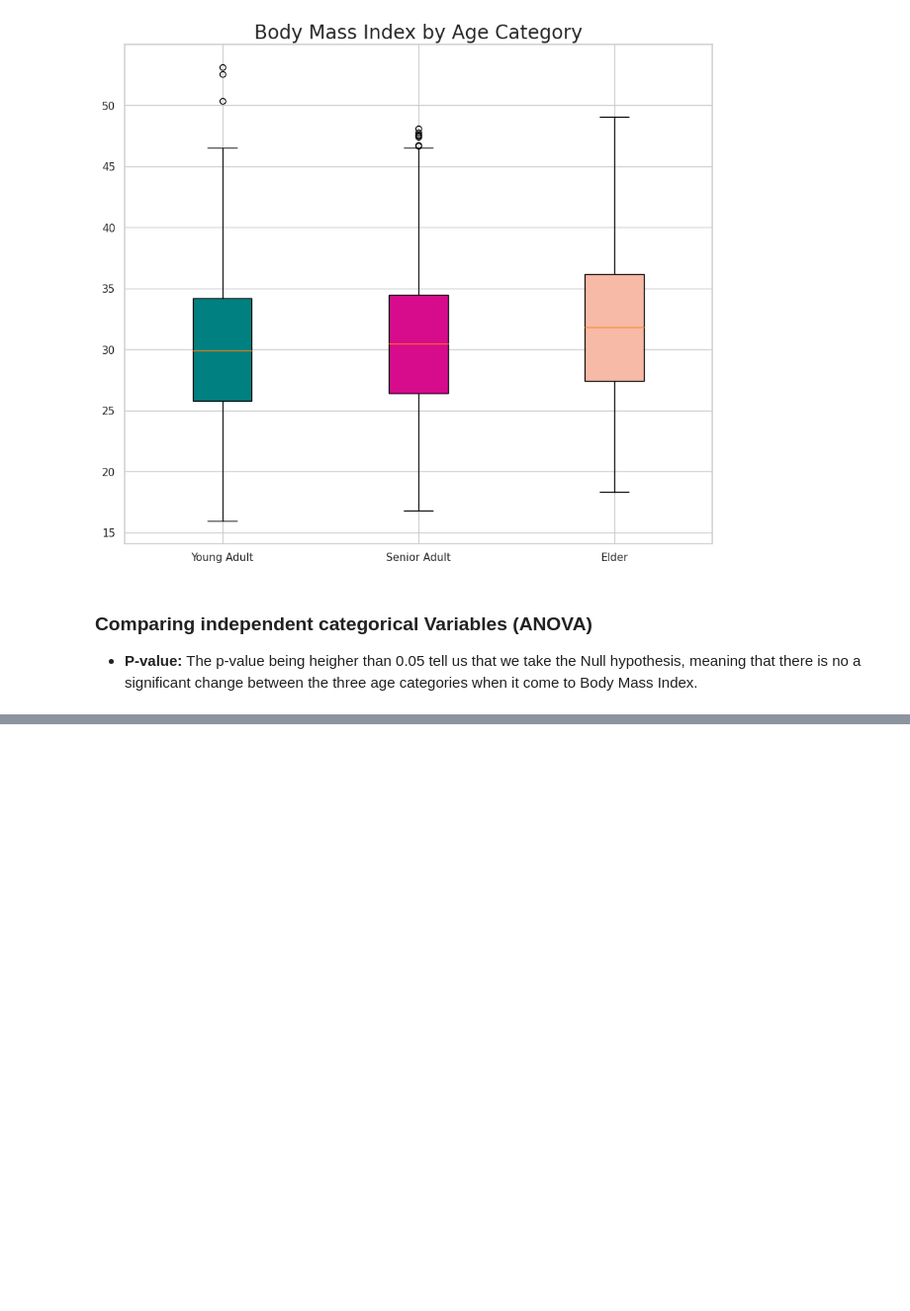
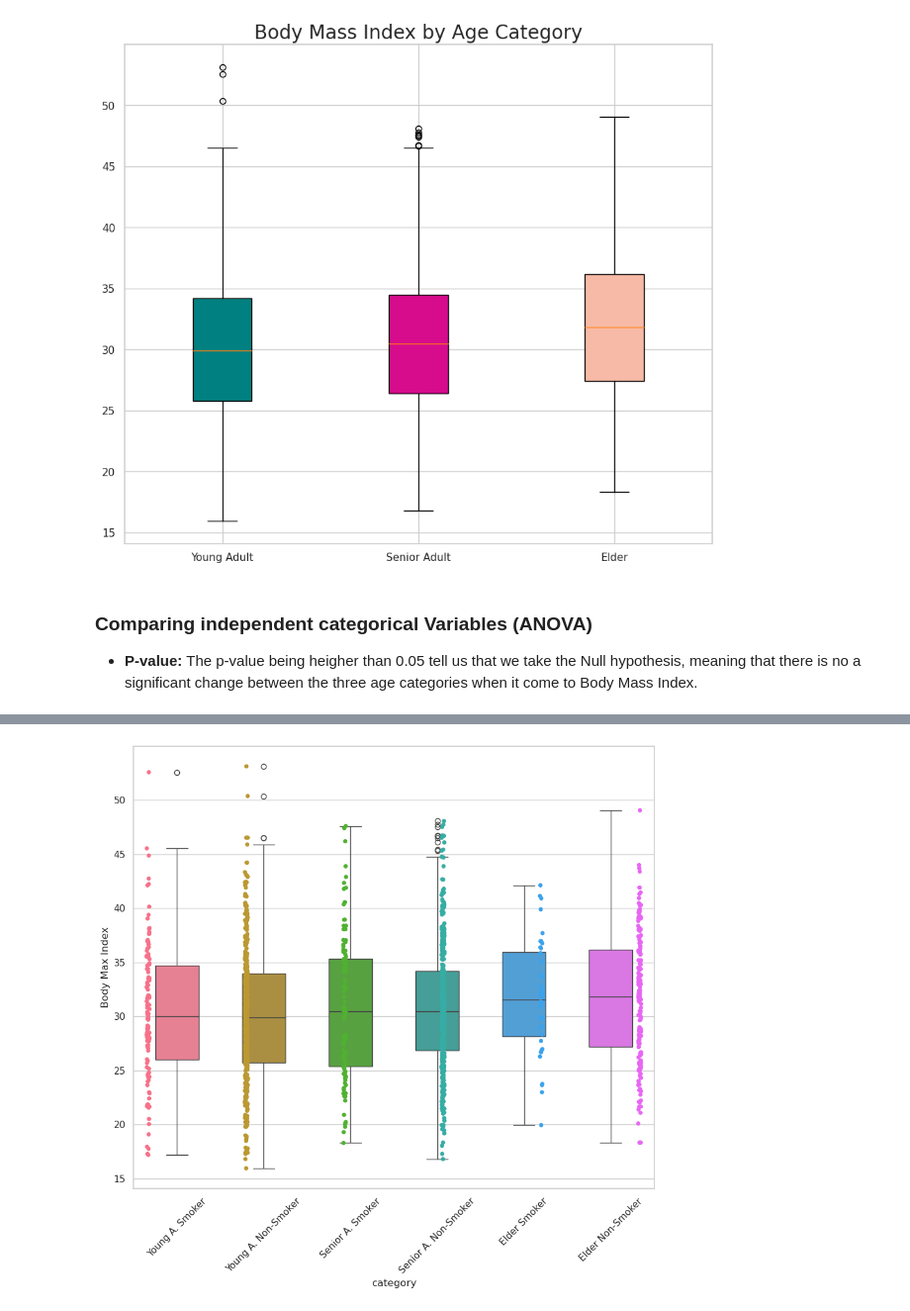
Before and after one commit to antonio-xrp/regresion-lineal, a Jupyter notebook: notebooks/0.3-antoniolml-medical-cost.ipynb, the cells around one changed output, grey strips where cells are left out. Shown at 99% size. Cells and saved outputs as stored; diff of their text form; code cells hidden in the pictures; blank space fills up the shorter version.

Commit message:
boxplot and stripplot

```diff
--- a/notebooks/0.3-antoniolml-medical-cost.ipynb
+++ b/notebooks/0.3-antoniolml-medical-cost.ipynb
@@ -170,0 +187,33 @@ Notes:
+# %%
+ya_smoker = df['bmi'].loc[(df['age_cat'] == 'Young Adult') & (df['smoker']== 'yes')].values
+sa_smoker = df['bmi'].loc[(df['age_cat'] == 'Senior Adult') & (df['smoker']== 'yes')].values
+e_smoker = df['bmi'].loc[(df['age_cat'] == 'Elder') & (df['smoker']== 'yes')].values
+
+ya_nonsmoker = df['bmi'].loc[(df['age_cat'] == 'Young Adult') & (df['smoker']== 'no')].values
+sa_nonsmoker = df['bmi'].loc[(df['age_cat'] == 'Senior Adult') & (df['smoker']== 'no')].values
+e_nonsmoker = df['bmi'].loc[(df['age_cat'] == 'Elder') & (df['smoker']== 'no')].values
+
+categories = ['Young A. Smoker', 'Young A. Non-Smoker', 'Senior A. Smoker', 'Senior A. Non-Smoker', 'Elder Smoker', 'Elder Non-Smoker']
+
+y0 = ya_smoker
+y1 = ya_nonsmoker
+y2 = sa_smoker
+y3 = sa_nonsmoker
+y4 = e_smoker
+y5 = e_nonsmoker
+
+values = [y0, y1, y2, y3, y4, y5]
+
+df_plot = pd.DataFrame()
+
+for category, value in zip(categories, values):
+    df_temp = pd.DataFrame({'category': category, 'Body Max Index': value})
+    df_plot = pd.concat([df_plot, df_temp])
+
+
+
+sns.boxplot(data = df_plot, x='category', y='Body Max Index', width=0.5,palette='husl' );
+plt.xticks(rotation=45);
+sns.stripplot(data = df_plot, x='category', y='Body Max Index', palette='husl', dodge=True);
+# %% [output]
+[figure, added]
```
Also changed, not shown: parts of 2 cells of this notebook.
